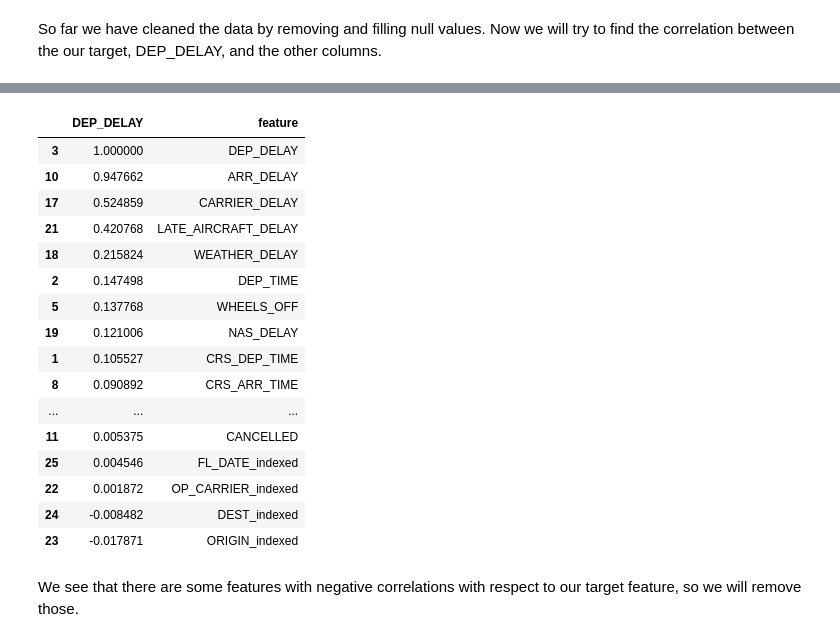
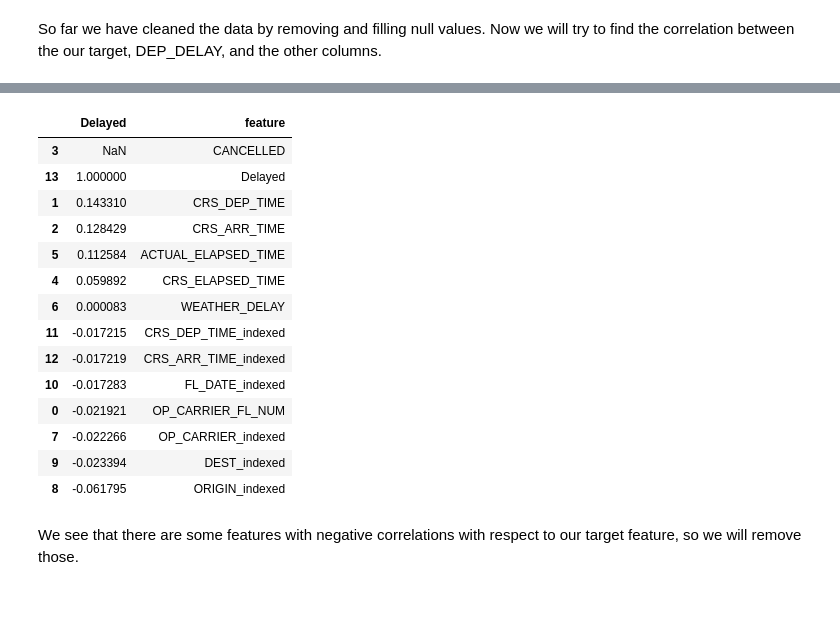
Before and after one commit to YohannesDK/DAT500-FinalProject, a Jupyter notebook: spark/Flight_Delay.ipynb, the cells around one changed output, grey strips where cells are left out. Drawn from its saved outputs; the diff is of its cells as text; code cells hidden in the pictures; blank space fills up the shorter version.

```diff
--- a/spark/Flight_Delay.ipynb
+++ b/spark/Flight_Delay.ipynb
@@ -157,0 +251,3 @@ only showing top 5 rows
+# %%
+df_indexed = df_indexed.where(F.col("CANCELLED") == 0)
+df_indexed.show(5, truncate=False)
@@ -157,0 +286,3 @@ only showing top 5 rows
+# %%
+cols_to_remove = ["DEP_TIME", "DEP_DELAY", "TAXI_OUT", "WHEELS_OFF", "WHEELS_ON", "TAXI_IN", "ARR_TIME", "ARR_DELAY", "DIVERTED", "AIR_TIME", "DISTANCE", "CARRIER_DELAY", "NAS_DELAY", "SECURITY_DELAY", "LATE_AIRCRAFT_DELAY"]
+df_indexed = df_indexed.drop(*cols_to_remove)
@@ -165,7 +308,7 @@ from pyspark.ml.stat import Correlation
 from pyspark.ml.feature import VectorAssembler
 # %%
 def GetCorrelationMatrix(df):
-    inputcols = [col[0] for col in df_indexed.dtypes if col[1] == "double" or col[1] == "int" or col[1] == "bigint"]
+    inputcols = [col[0] for col in df_indexed.dtypes if col[1] == "double" or col[1] == "int" or col[1] == "bigint" or col[1] == "long"]
     vector_col = "features"
 
     assembler = VectorAssembler(inputCols=inputcols, outputCol=vector_col, handleInvalid="skip")
@@ -180,0 +326,2 @@ corr_matrix = GetCorrelationMatrix(df_indexed)
+# %%
+corr_matrix.set_index("feature")
@@ -181,4 +345,4 @@ corr_matrix = GetCorrelationMatrix(df_indexed)
 # %%
-DEP_DELAY_CORR = corr_matrix[["DEP_DELAY", "feature"]].sort_values(by="DEP_DELAY", ascending=False)
-DEP_DELAY_CORR
+DELAY_CORR = corr_matrix[["Delayed", "feature"]].sort_values(by="Delayed", ascending=False)
+DELAY_CORR
 # %% [output]
@@ -187,20 +351,18 @@ DEP_DELAY_CORR
-|  | DEP_DELAY | feature |
-| 3 | 1.000000 | DEP_DELAY |
-| 10 | 0.947662 | ARR_DELAY |
-| 17 | 0.524859 | CARRIER_DELAY |
-| 21 | 0.420768 | LATE_AIRCRAFT_DELAY |
-| 18 | 0.215824 | WEATHER_DELAY |
-| 2 | 0.147498 | DEP_TIME |
-| 5 | 0.137768 | WHEELS_OFF |
-| 19 | 0.121006 | NAS_DELAY |
-| 1 | 0.105527 | CRS_DEP_TIME |
-| 8 | 0.090892 | CRS_ARR_TIME |
-| ... | ... | ... |
-| 11 | 0.005375 | CANCELLED |
-| 25 | 0.004546 | FL_DATE_indexed |
-| 22 | 0.001872 | OP_CARRIER_indexed |
-| 24 | -0.008482 | DEST_indexed |
-| 23 | -0.017871 | ORIGIN_indexed |
+|  | Delayed | feature |
+| 3 | NaN | CANCELLED |
+| 13 | 1.000000 | Delayed |
+| 1 | 0.143310 | CRS_DEP_TIME |
+| 2 | 0.128429 | CRS_ARR_TIME |
+| 5 | 0.112584 | ACTUAL_ELAPSED_TIME |
+| 4 | 0.059892 | CRS_ELAPSED_TIME |
+| 6 | 0.000083 | WEATHER_DELAY |
+| 11 | -0.017215 | CRS_DEP_TIME_indexed |
+| 12 | -0.017219 | CRS_ARR_TIME_indexed |
+| 10 | -0.017283 | FL_DATE_indexed |
+| 0 | -0.021921 | OP_CARRIER_FL_NUM |
+| 7 | -0.022266 | OP_CARRIER_indexed |
+| 9 | -0.023394 | DEST_indexed |
+| 8 | -0.061795 | ORIGIN_indexed |
 # %% [markdown]
 We see that there are some features with negative correlations with respect to our target feature, so we will remove those.
 # %% [markdown]
```
Also changed, not shown: parts of 28 cells of this notebook.
